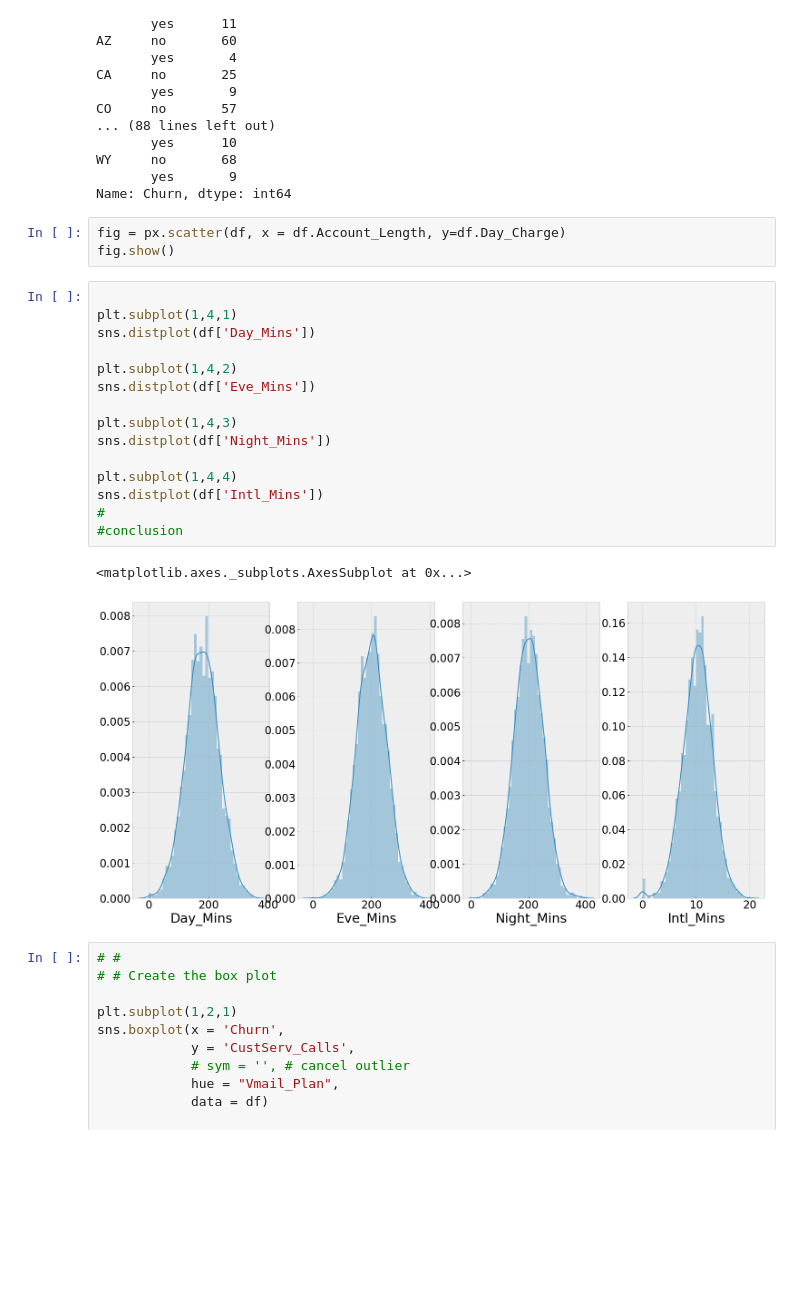
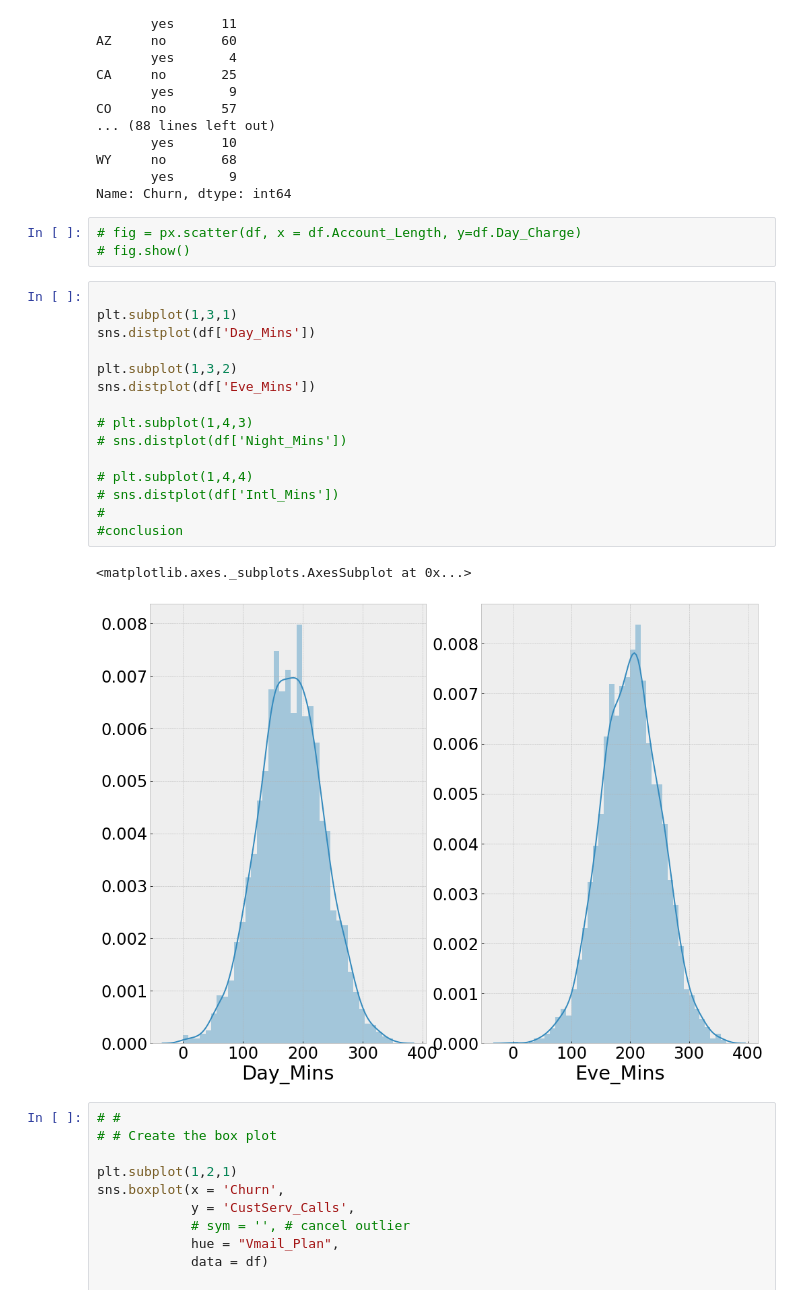
Before and after one commit to franciscofijamo/machine_learng_handson, a Jupyter notebook: ChurnTelecom.ipynb, the cells around one changed output. Cells and saved outputs as stored; diff of their text form; blank space fills up the shorter version.

```diff
--- a/ChurnTelecom.ipynb
+++ b/ChurnTelecom.ipynb
@@ -96,26 +96,26 @@ WY     no       68
        yes       9
 Name: Churn, dtype: int64
 # %%
-fig = px.scatter(df, x = df.Account_Length, y=df.Day_Charge)
-fig.show()
+# fig = px.scatter(df, x = df.Account_Length, y=df.Day_Charge)
+# fig.show()
 # %%
 
-plt.subplot(1,4,1)
+plt.subplot(1,3,1)
 sns.distplot(df['Day_Mins'])
 
-plt.subplot(1,4,2)
+plt.subplot(1,3,2)
 sns.distplot(df['Eve_Mins'])
 
-plt.subplot(1,4,3)
-sns.distplot(df['Night_Mins'])
+# plt.subplot(1,4,3)
+# sns.distplot(df['Night_Mins'])
 
-plt.subplot(1,4,4)
-sns.distplot(df['Intl_Mins'])
+# plt.subplot(1,4,4)
+# sns.distplot(df['Intl_Mins'])
 #
 #conclusion
 # %% [output]
 <matplotlib.axes._subplots.AxesSubplot at 0x...>
-[figure, old version]
+[figure, new version]
 # %%
 # #
 # # Create the box plot
```
Also changed, not shown: parts of 1 cell of this notebook.
